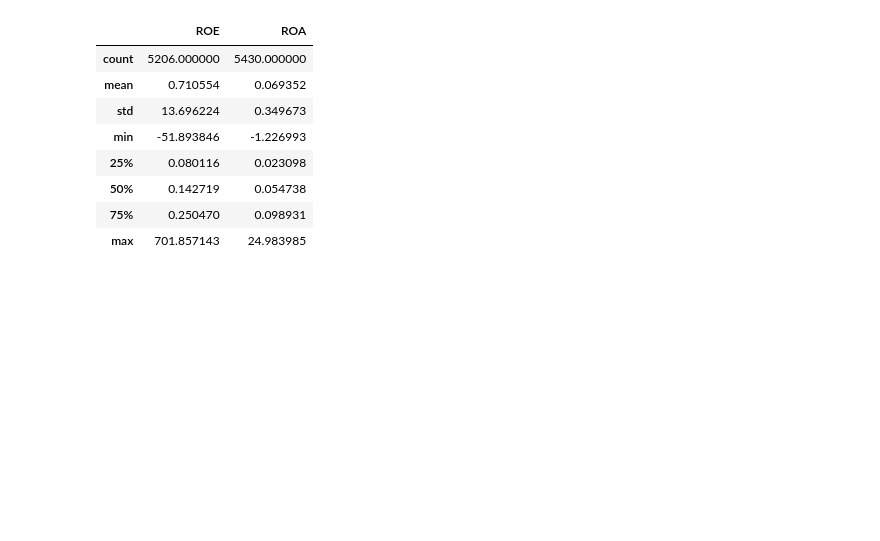
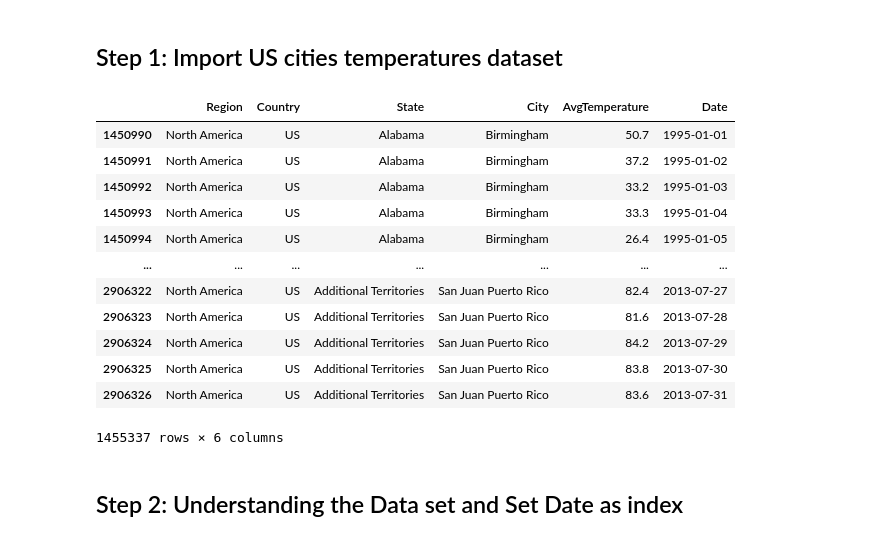
Before and after one commit to Faliell/Pandas_Classes, a Jupyter notebook: data+files/teaching-template.ipynb, the cells around one changed output. Drawn from its saved outputs; the diff is of its cells as text; code cells hidden in the pictures; blank space fills up the shorter version.

```diff
--- a/data+files/teaching-template.ipynb
+++ b/data+files/teaching-template.ipynb
@@ -412,12 +4,21 @@ combined_data[["symbol", "companyName", "date", "fy", "Equity", "Assets", "NI",
-# %%
-combined_data[["ROE", "ROA"]].describe()
-# %% [output]
-|  | ROE | ROA |
-| count | 5206.000000 | 5430.000000 |
-| mean | 0.710554 | 0.069352 |
-| std | 13.696224 | 0.349673 |
-| min | -51.893846 | -1.226993 |
-| 25% | 0.080116 | 0.023098 |
-| 50% | 0.142719 | 0.054738 |
-| 75% | 0.250470 | 0.098931 |
-| max | 701.857143 | 24.983985 |
+# %% [markdown]
+## Step 1: Import US cities temperatures dataset
+# %%
+data = pd.read_parquet("us_cities_temperature.parquet")
+data
+# %% [output]
+|  | Region | Country | State | City | AvgTemperature | Date |
+| 1450990 | North America | US | Alabama | Birmingham | 50.7 | 1995-01-01 |
+| 1450991 | North America | US | Alabama | Birmingham | 37.2 | 1995-01-02 |
+| 1450992 | North America | US | Alabama | Birmingham | 33.2 | 1995-01-03 |
+| 1450993 | North America | US | Alabama | Birmingham | 33.3 | 1995-01-04 |
+| 1450994 | North America | US | Alabama | Birmingham | 26.4 | 1995-01-05 |
+| ... | ... | ... | ... | ... | ... | ... |
+| 2906322 | North America | US | Additional Territories | San Juan Puerto Rico | 82.4 | 2013-07-27 |
+| 2906323 | North America | US | Additional Territories | San Juan Puerto Rico | 81.6 | 2013-07-28 |
+| 2906324 | North America | US | Additional Territories | San Juan Puerto Rico | 84.2 | 2013-07-29 |
+| 2906325 | North America | US | Additional Territories | San Juan Puerto Rico | 83.8 | 2013-07-30 |
+| 2906326 | North America | US | Additional Territories | San Juan Puerto Rico | 83.6 | 2013-07-31 |
+1455337 rows × 6 columns
+# %% [markdown]
+## Step 2: Understanding the Data set and Set Date as index
```
Also changed, not shown: parts of 80 cells of this notebook, 4 other files.
